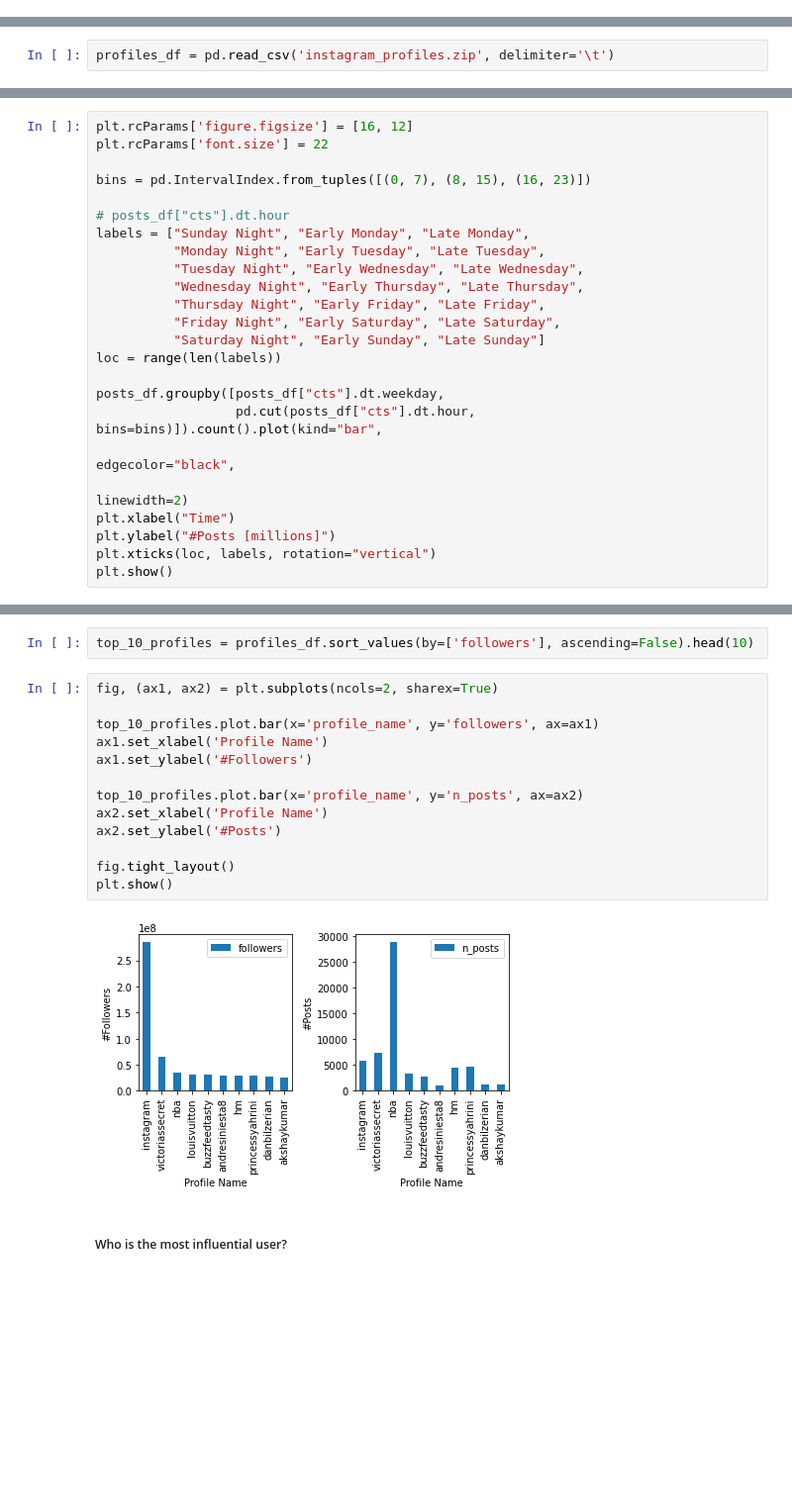
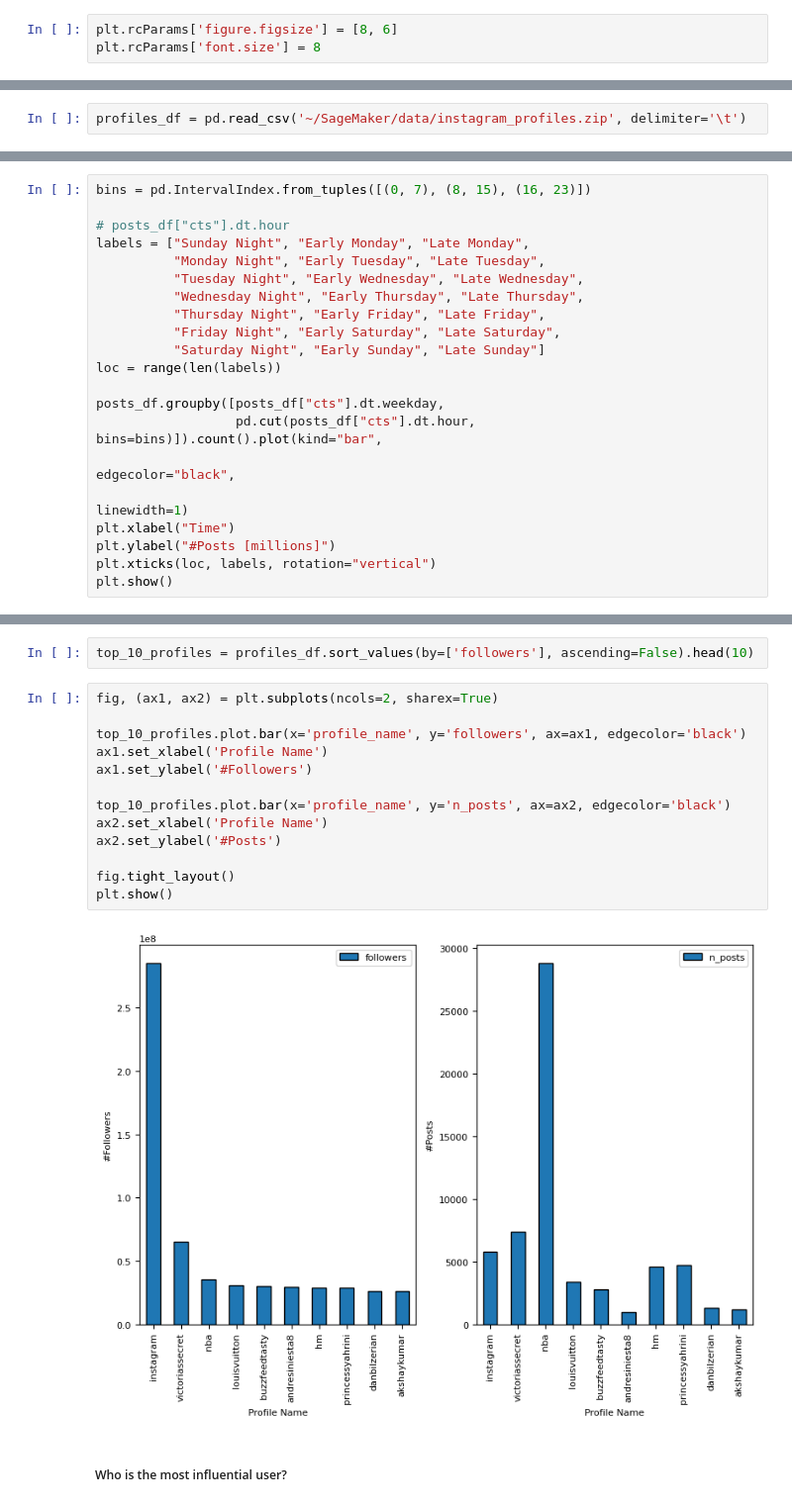
Before and after one commit to donEnno/ADM-HW2-GROUP1, a Jupyter notebook: amd_homework_2.ipynb, the cells around one changed output, grey strips where cells are left out. Shown: that part at 99% size. Cells and saved outputs as stored; diff of their text form; blank space fills up the shorter version.

```diff
--- a/amd_homework_2.ipynb
+++ b/amd_homework_2.ipynb
@@ -9,12 +9,15 @@ import pandas as pd
 from tqdm import tqdm # handy for timing interations
 from matplotlib import pyplot as plt
 import numpy as np
+# %%
+plt.rcParams['figure.figsize'] = [8, 6]
+plt.rcParams['font.size'] = 8
 # %% [markdown]
 #### Setup for the data
 # %%
 loc_df = pd.read_csv('~/instagram_locations.zip', delimiter='\t')
 # %%
-profiles_df = pd.read_csv('instagram_profiles.zip', delimiter='\t')
+profiles_df = pd.read_csv('~/SageMaker/data/instagram_profiles.zip', delimiter='\t')
 # %% [markdown]
 ### Research Question 2
 # %% [markdown]
@@ -63,9 +67,6 @@ posts_df = pd.to_datetime(pd.read_csv(path, delimiter='\t', usecols=columns).dro
 
 # pd.to_datetime(posts_df.dropna().stack()).unstack()
 # %%
-plt.rcParams['figure.figsize'] = [16, 12]
-plt.rcParams['font.size'] = 22
-
 bins = pd.IntervalIndex.from_tuples([(0, 7), (8, 15), (16, 23)])
 
 # posts_df["cts"].dt.hour
@@ -81,7 +82,7 @@ loc = range(len(labels))
 posts_df.groupby([posts_df["cts"].dt.weekday,
                   pd.cut(posts_df["cts"].dt.hour, bins=bins)]).count().plot(kind="bar",
                                                                             edgecolor="black",
-                                                                            linewidth=2)
+                                                                            linewidth=1)
 plt.xlabel("Time")
 plt.ylabel("#Posts [millions]")
 plt.xticks(loc, labels, rotation="vertical")
@@ -99,18 +100,18 @@ top_10_profiles = profiles_df.sort_values(by=['followers'], ascending=False).hea
 # %%
 fig, (ax1, ax2) = plt.subplots(ncols=2, sharex=True)
 
-top_10_profiles.plot.bar(x='profile_name', y='followers', ax=ax1)
+top_10_profiles.plot.bar(x='profile_name', y='followers', ax=ax1, edgecolor='black')
 ax1.set_xlabel('Profile Name')
 ax1.set_ylabel('#Followers')
 
-top_10_profiles.plot.bar(x='profile_name', y='n_posts', ax=ax2)
+top_10_profiles.plot.bar(x='profile_name', y='n_posts', ax=ax2, edgecolor='black')
 ax2.set_xlabel('Profile Name')
 ax2.set_ylabel('#Posts')
 
 fig.tight_layout()
 plt.show()
 # %% [output]
-[figure, old version]
+[figure, new version]
 # %% [markdown]
 ##### Who is the most influential user?
 # %%
```
Also changed, not shown: parts of 4 cells of this notebook.
